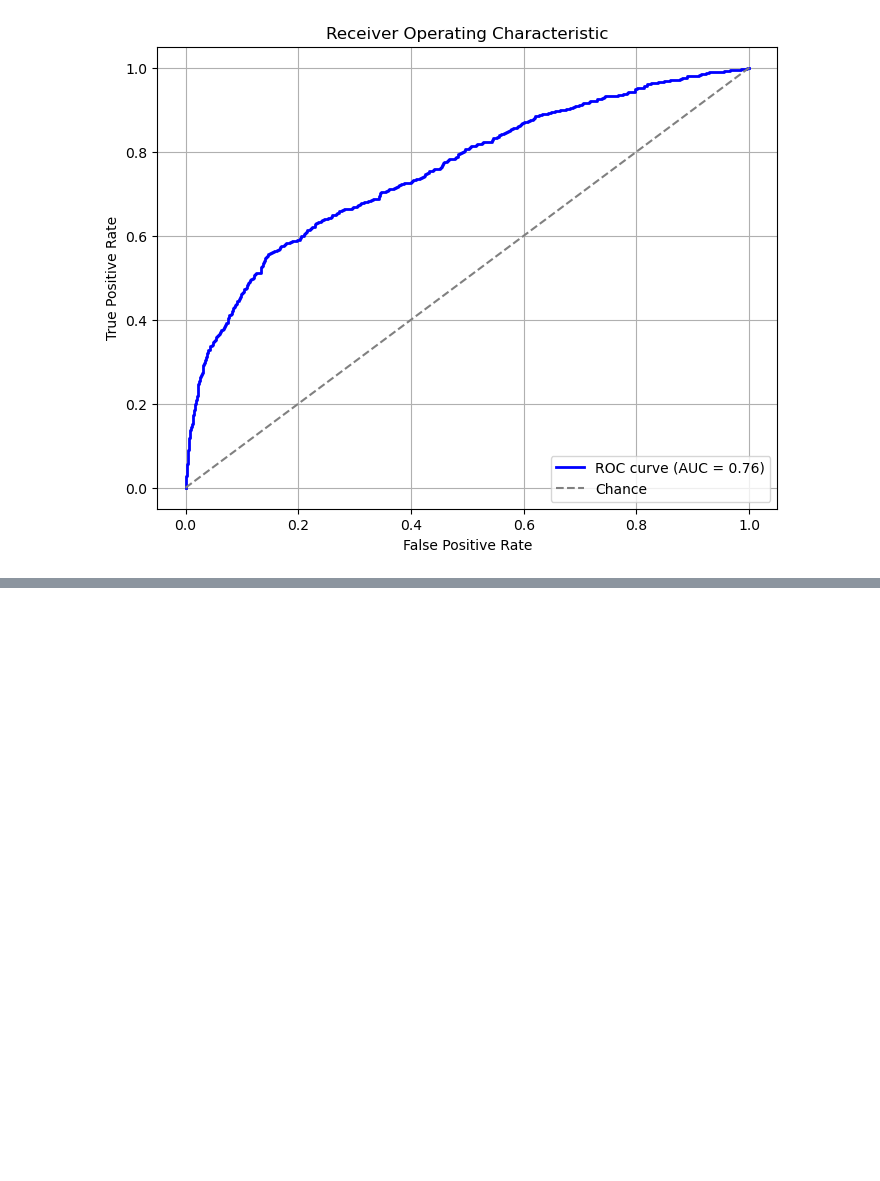
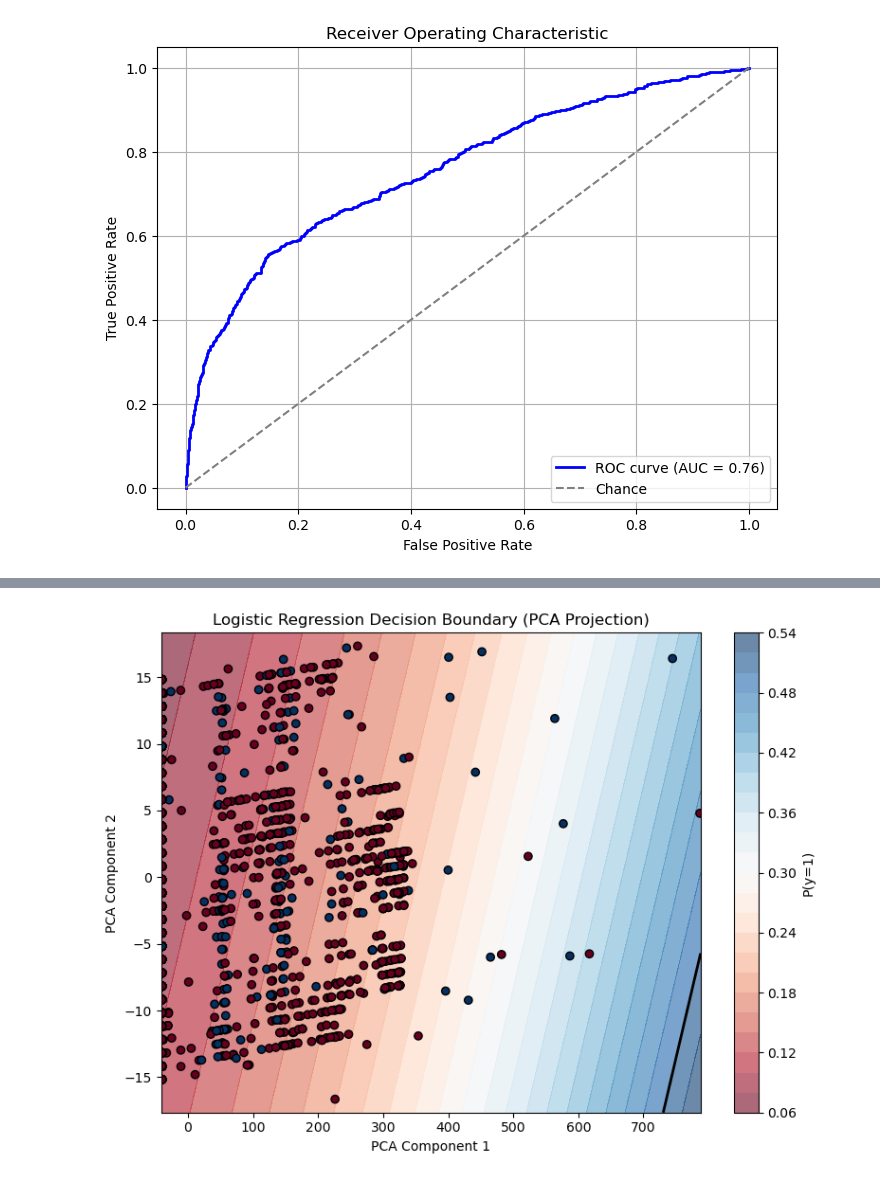
Before and after one commit to jmanwillz/ACML-Project, a Jupyter notebook: logreg/logreg.ipynb, the cells around one changed output, grey strips where cells are left out. Saved outputs shown, nothing was run; the diff lists cells and outputs as text; code cells hidden in the pictures; blank space fills up the shorter version.

```diff
--- a/logreg/logreg.ipynb
+++ b/logreg/logreg.ipynb
@@ -582,0 +621,32 @@ plot_roc_curve(y_prob, y_val)
+# %%
+# Reduce to 2D using PCA for visualization
+pca = PCA(n_components=2)
+X_pca = pca.fit_transform(X_val)
+
+# Create meshgrid in PCA space
+x_min, x_max = X_pca[:, 0].min() - 1, X_pca[:, 0].max() + 1
+y_min, y_max = X_pca[:, 1].min() - 1, X_pca[:, 1].max() + 1
+xx, yy = np.meshgrid(np.linspace(x_min, x_max, 500),
+                     np.linspace(y_min, y_max, 500))
+# %%
+# Map meshgrid points back to original feature space
+grid_pca = np.c_[xx.ravel(), yy.ravel()]
+grid_original_space = pca.inverse_transform(grid_pca)
+
+# Predict probabilities in original feature space
+Z_pca = best_model.predict_proba(grid_original_space)[:, 1]
+Z_pca = Z_pca.reshape(xx.shape)
+
+# Plot decision boundary in PCA space
+plt.figure(figsize=(8, 6))
+plt.contourf(xx, yy, Z_pca, levels=25, cmap="RdBu", alpha=0.6)
+plt.colorbar(label='P(y=1)')
+plt.contour(xx, yy, Z_pca, levels=[0.5], linewidths=2, colors='black')
+plt.scatter(X_pca[:, 0], X_pca[:, 1], c=y_val, cmap="RdBu", edgecolors='k')
+plt.title("Logistic Regression Decision Boundary (PCA Projection)")
+plt.xlabel("PCA Component 1")
+plt.ylabel("PCA Component 2")
+plt.tight_layout()
+plt.show()
+# %% [output]
+[figure, added]
```
Also changed, not shown: parts of 5 cells of this notebook.
